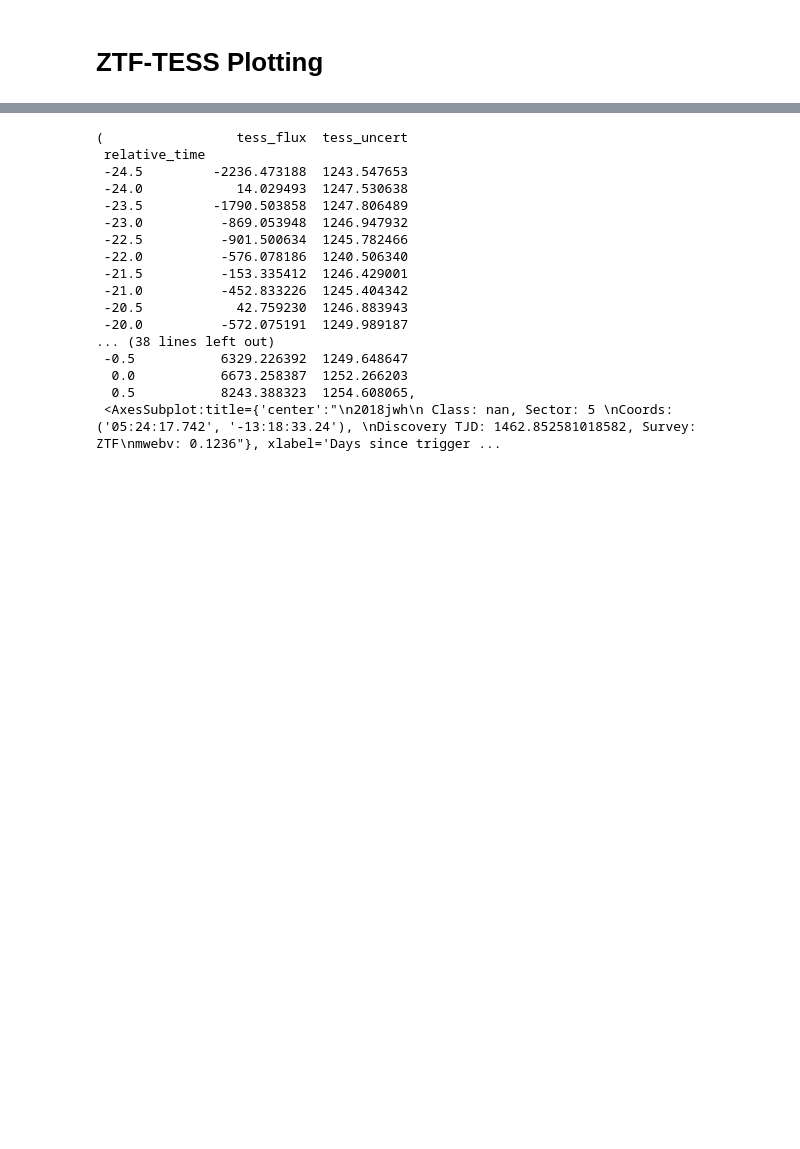
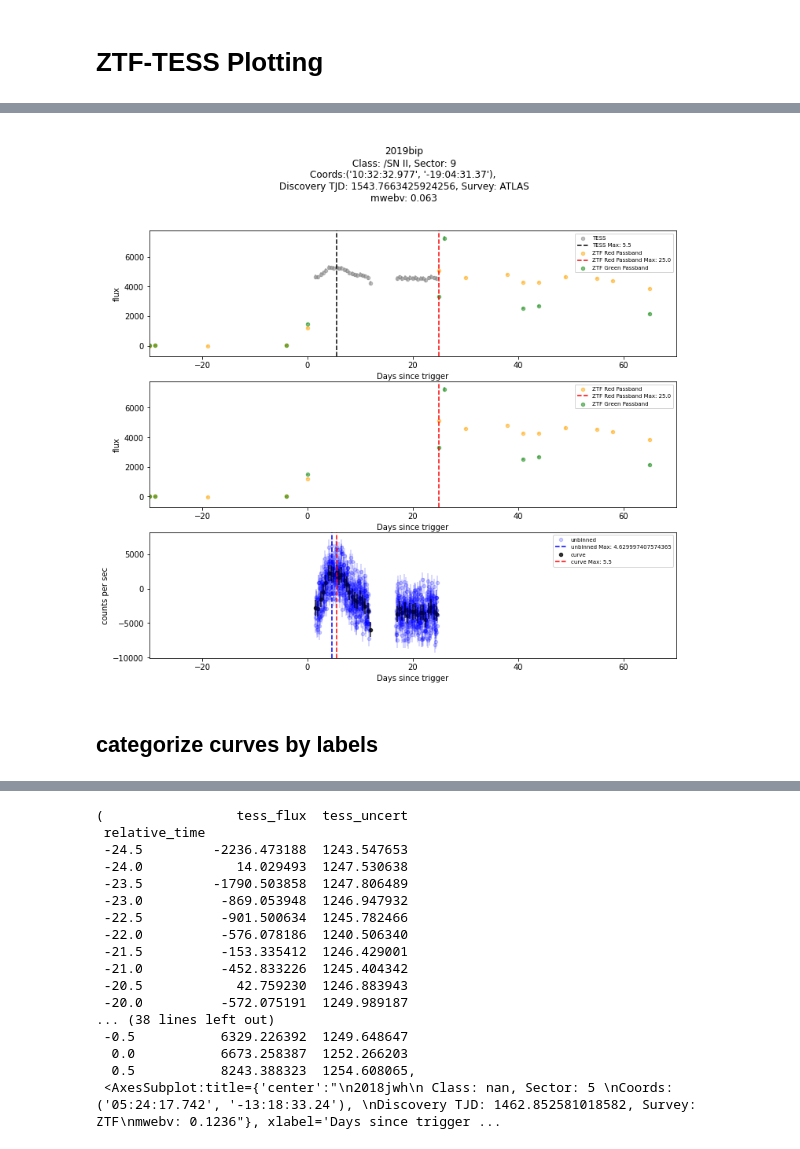
Before and after one commit to halihuang/TESSEpochTime, a Jupyter notebook: plotting.ipynb, the cells around one changed output, grey strips where cells are left out. Drawn from its saved outputs; the diff is of its cells as text; code cells hidden in the pictures; blank space fills up the shorter version.

```diff
--- a/plotting.ipynb
+++ b/plotting.ipynb
@@ -2,6 +2,10 @@
 # ZTF-TESS Plotting
 # %%
 import os
+
+import matplotlib.pyplot as plt
+
+from plotting import plot_pb_seperated
 
 parameters = {
         "norm": False,
@@ -12,6 +16,10 @@ parameters = {
         "sub_bg_model": False,
         "remove_extinction": True,
         "median_filter": True,
-        "window_size": "2.5D"
+        "window_size": "2.5D",
+        # ztf_tess alignment params
+        "scale_factor": 180,
+        "optimize_scale": False,
+        "manual_diff_corr": 0
     }
 ztf_data = os.listdir("TESS_data/ztf_data/")
@@ -49,0 +41,11 @@ for file in ztf_data:
+# %%
+from plotting import plot_pb_seperated
+
+test = ztf_data[1]
+test = "2019bip_ZTF19aallimd_exitcode56.csv"
+
+ax = plot_pb_seperated(test, parameters)
+# %% [output]
+[figure, added]
+# %% [markdown]
+## categorize curves by labels
```
Also changed, not shown: parts of 11 cells of this notebook, 1 other file.
